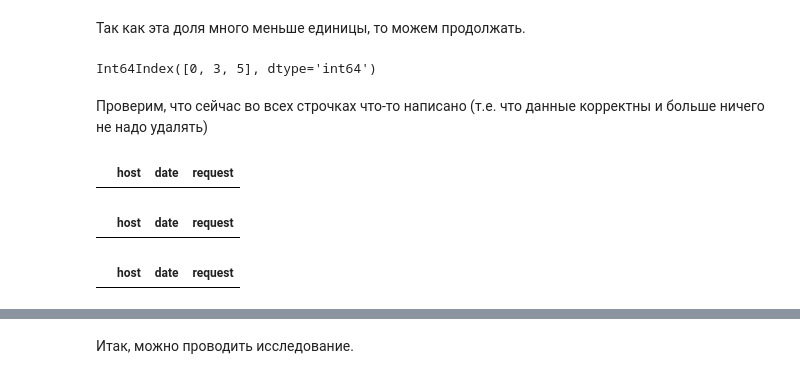
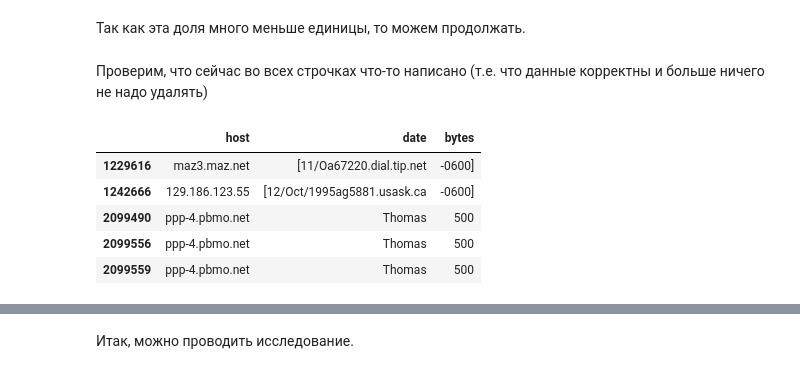
Before and after one commit to svinkapeppa/stochastic, a Jupyter notebook: lab_5/5.23.ipynb, the cells around one changed output, grey strips where cells are left out. Cells and saved outputs as stored; diff of their text form; code cells hidden in the pictures.

```diff
--- a/lab_5/5.23.ipynb
+++ b/lab_5/5.23.ipynb
@@ -7,7 +7,7 @@ from tqdm import tqdm
 from datetime import datetime
 %matplotlib inline
 # %%
-cols = [0, 3, 5]
+cols = [0, 3, 7]
 data = pd.read_csv('UofS_access_log', encoding='cp1251', sep=' ',
                    header=None, usecols=cols, error_bad_lines=False)
 # %% [markdown]
@@ -20,10 +20,6 @@ print('Доля удаленных строк: ', (size - data.size / len(data.c
 # %% [markdown]
 Так как эта доля много меньше единицы, то можем продолжать.
-# %%
-data.columns
-# %% [output]
-Int64Index([0, 3, 5], dtype='int64')
 # %%
-data.rename(columns={0:'host', 3:'date', 5:'request'}, inplace=True)
+data.rename(columns={0:'host', 3:'date', 7:'bytes'}, inplace=True)
 # %% [markdown]
 Проверим, что сейчас во всех строчках что-то написано (т.е. что данные корректны и больше ничего не надо удалять)
@@ -30,12 +28,9 @@ data.rename(columns={0:'host', 3:'date', 5:'request'}, inplace=True)
 # %%
-data.loc[data['host'] == '']
+data.loc[data.date.str.contains('\[../.*./....:..:..:..') == False]
 # %% [output]
-|  | host | date | request |
+|  | host | date | bytes |
+| 1229616 | maz3.maz.net | [11/Oa67220.dial.tip.net | -0600] |
+| 1242666 | 129.186.123.55 | [12/Oct/1995ag5881.usask.ca | -0600] |
+| 2099490 | ppp-4.pbmo.net | Thomas | 500 |
+| 2099556 | ppp-4.pbmo.net | Thomas | 500 |
+| 2099559 | ppp-4.pbmo.net | Thomas | 500 |
-# %%
-data.loc[data['date'] == '']
-# %% [output]
-|  | host | date | request |
-# %%
-data.loc[data['request'] == '']
-# %% [output]
-|  | host | date | request |
```
Also changed, not shown: parts of 22 cells of this notebook.
